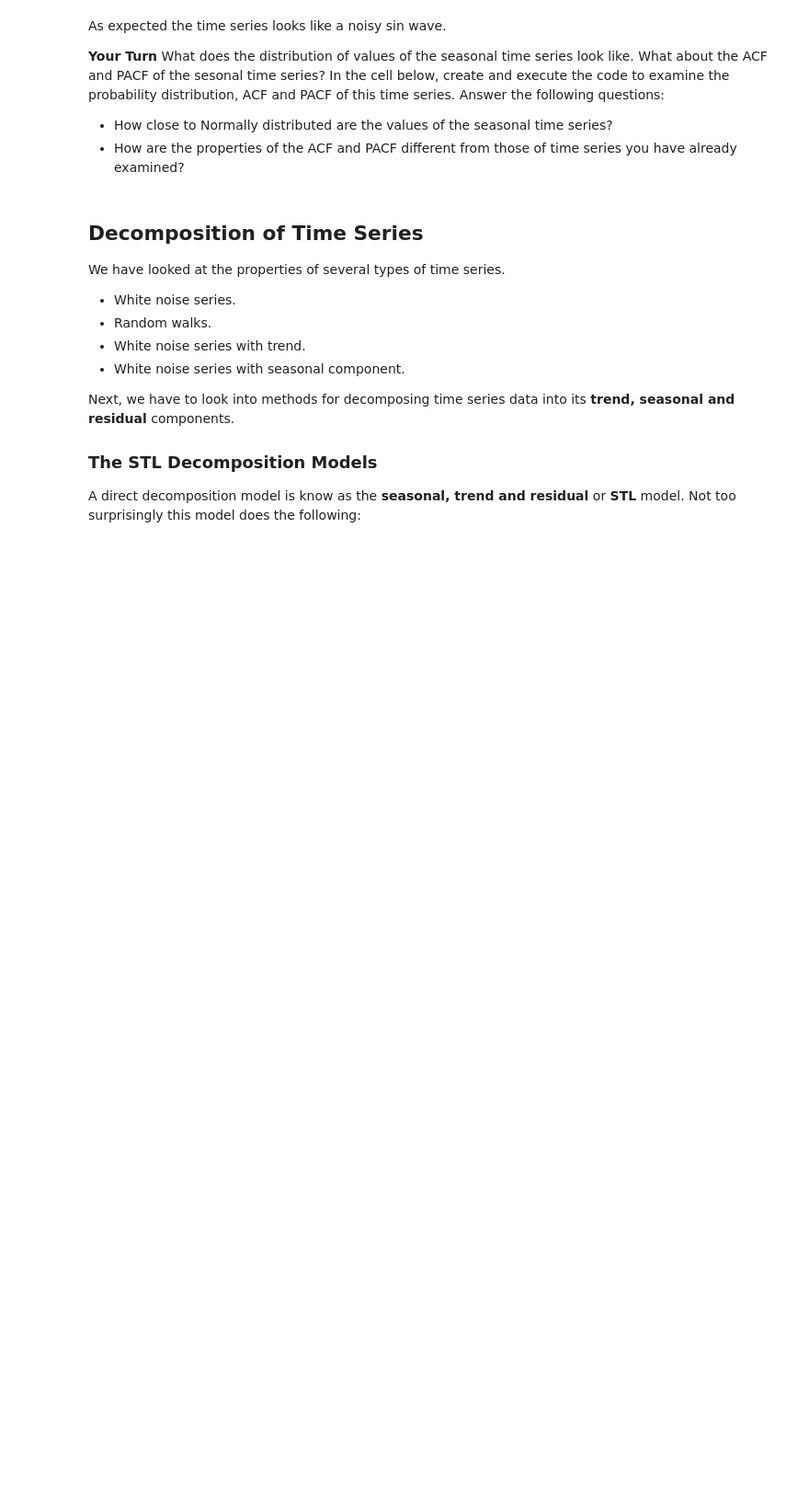
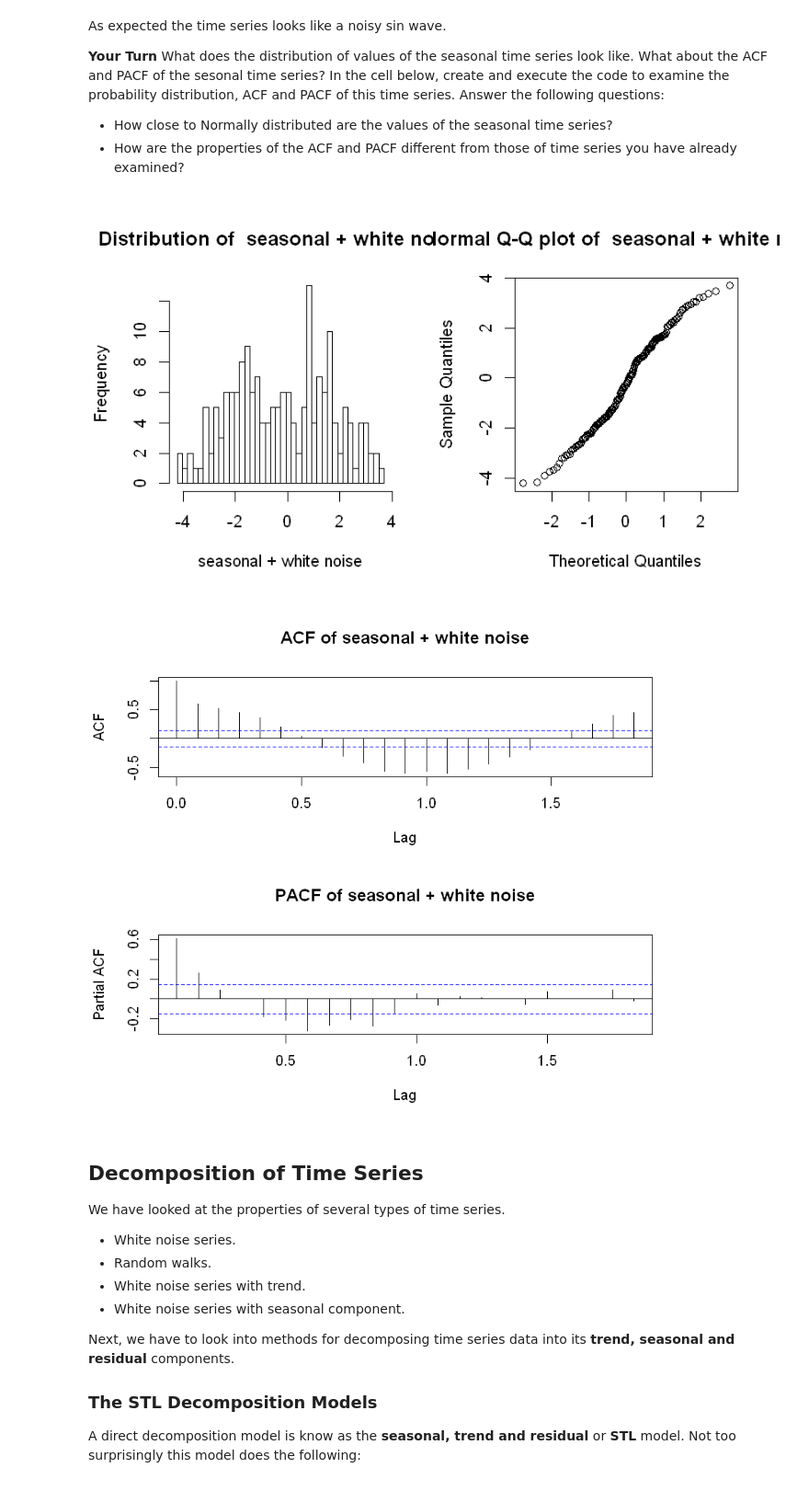
Before and after one commit to StephenElston/DataScience350, a Jupyter notebook: Lecture8/IntroToTimeSeries.ipynb, the cells around one changed output. Shown at 92% size. Drawn from its saved outputs; the diff is of its cells as text; code cells hidden in the pictures; blank space fills up the shorter version.

```diff
--- a/Lecture8/IntroToTimeSeries.ipynb
+++ b/Lecture8/IntroToTimeSeries.ipynb
@@ -260,6 +316,14 @@ As expected the time series looks like a noisy sin wave.
 
 - How close to Normally distributed are the values of the seasonal time series?
 - How are the properties of the ACF and PACF different from those of time series you have already examined?
+# %%
+options(repr.pmales.extlot.width=8, repr.plot.height=4)
+dist.ts(season, col = 'seasonal + white noise')
+options(repr.pmales.extlot.width=8, repr.plot.height=6)
+plot.acf(season, col = 'seasonal + white noise', is.df = F)
+# %% [output]
+[figure, added]
+[figure, added]
 # %% [markdown]
 ## Decomposition of Time Series
 
```
Also changed, not shown: parts of 33 cells of this notebook, 1 other file.
